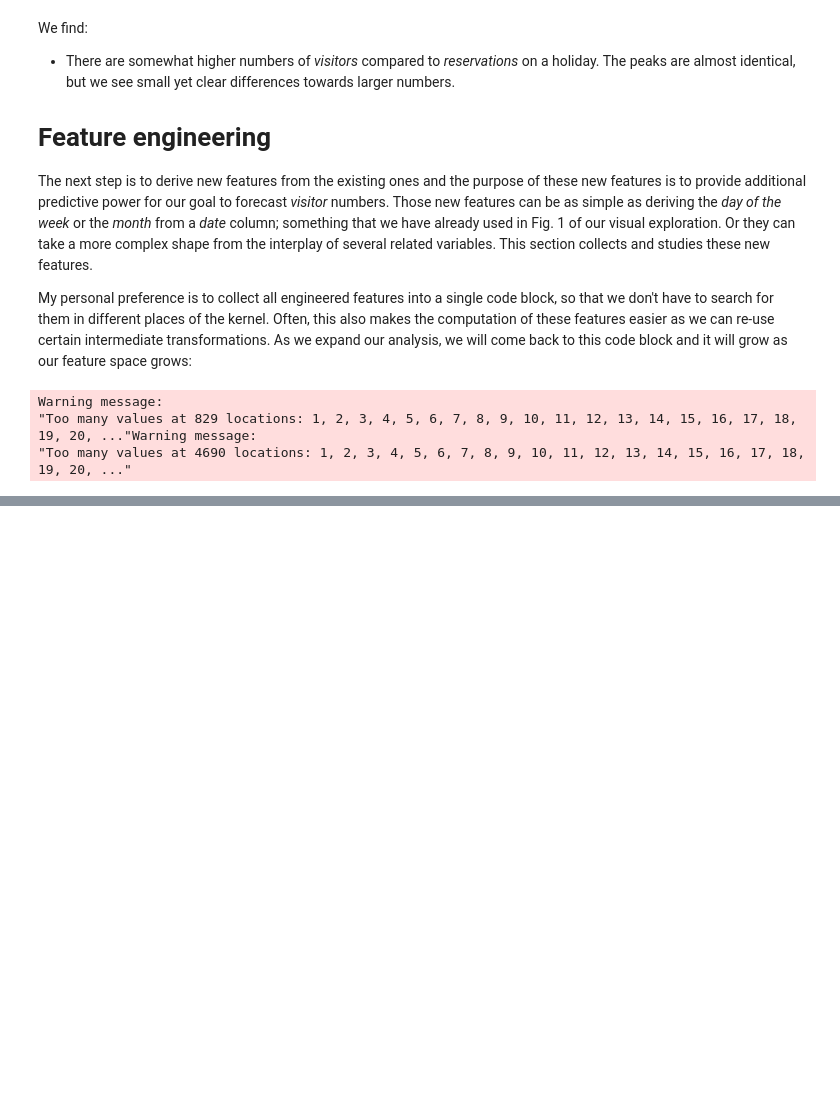
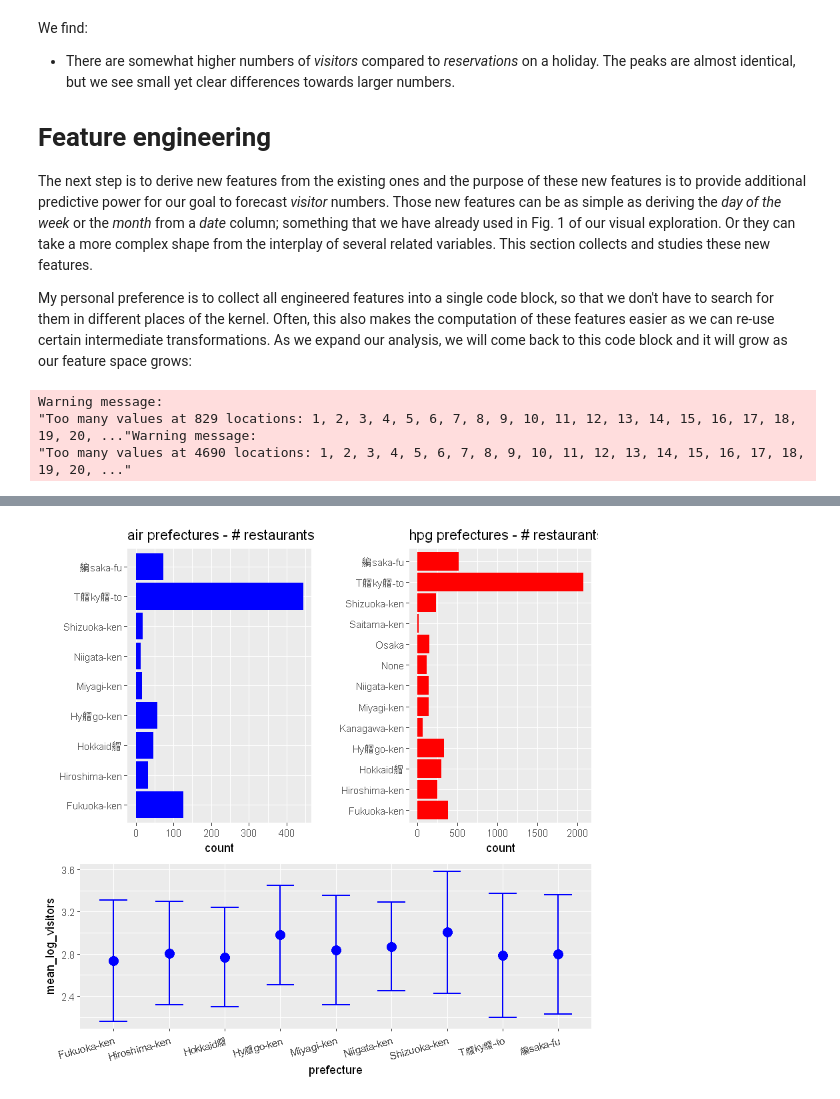
Before and after one commit to Cross-17/Kaggle_practice, a Jupyter notebook: recruit/EDA_R.ipynb, the cells around one changed output, grey strips where cells are left out. Saved outputs shown, nothing was run; the diff lists cells and outputs as text; code cells hidden in the pictures; blank space fills up the shorter version.

```diff
--- a/recruit/EDA_R.ipynb
+++ b/recruit/EDA_R.ipynb
@@ -1198,0 +1307,34 @@ head(air_visits,20)
+# %%
+p1 <- air_store %>%
+  ggplot(aes(prefecture)) +
+  geom_bar(fill = "blue") +
+  coord_flip() +
+  ggtitle("air prefectures - # restaurants") +
+  labs(x = "")
+
+p2 <- hpg_store %>%
+  ggplot(aes(prefecture)) +
+  geom_bar(fill = "red") +
+  coord_flip() +
+  ggtitle("hpg prefectures - # restaurants") +
+  labs(x = "")
+
+p3 <- air_visits %>%
+  left_join(air_store, by = "air_store_id") %>%
+  group_by(air_store_id, prefecture) %>%
+  summarise(mean_store_visit = mean(log1p(visitors))) %>%
+  group_by(prefecture) %>%
+  summarise(mean_log_visitors = mean(mean_store_visit),
+            sd_log_visitors = sd(mean_store_visit)) %>%
+  ggplot(aes(prefecture, mean_log_visitors)) +
+  geom_point(size = 4, color = "blue") +
+  geom_errorbar(aes(ymin = mean_log_visitors - sd_log_visitors,
+                    ymax = mean_log_visitors + sd_log_visitors),
+                    color = "blue", width = 0.5, size = 0.7) +
+  labs(x = "prefecture") +
+  theme(axis.text.x  = element_text(angle=15, hjust=1, vjust=0.9))
+
+layout <- matrix(c(1,2,1,2,1,2,3,3,3,3),5,2,byrow=TRUE)
+multiplot(p1, p2, p3, layout=layout)
+# %% [output]
+[figure, added]
```
Also changed, not shown: parts of 61 cells of this notebook.
